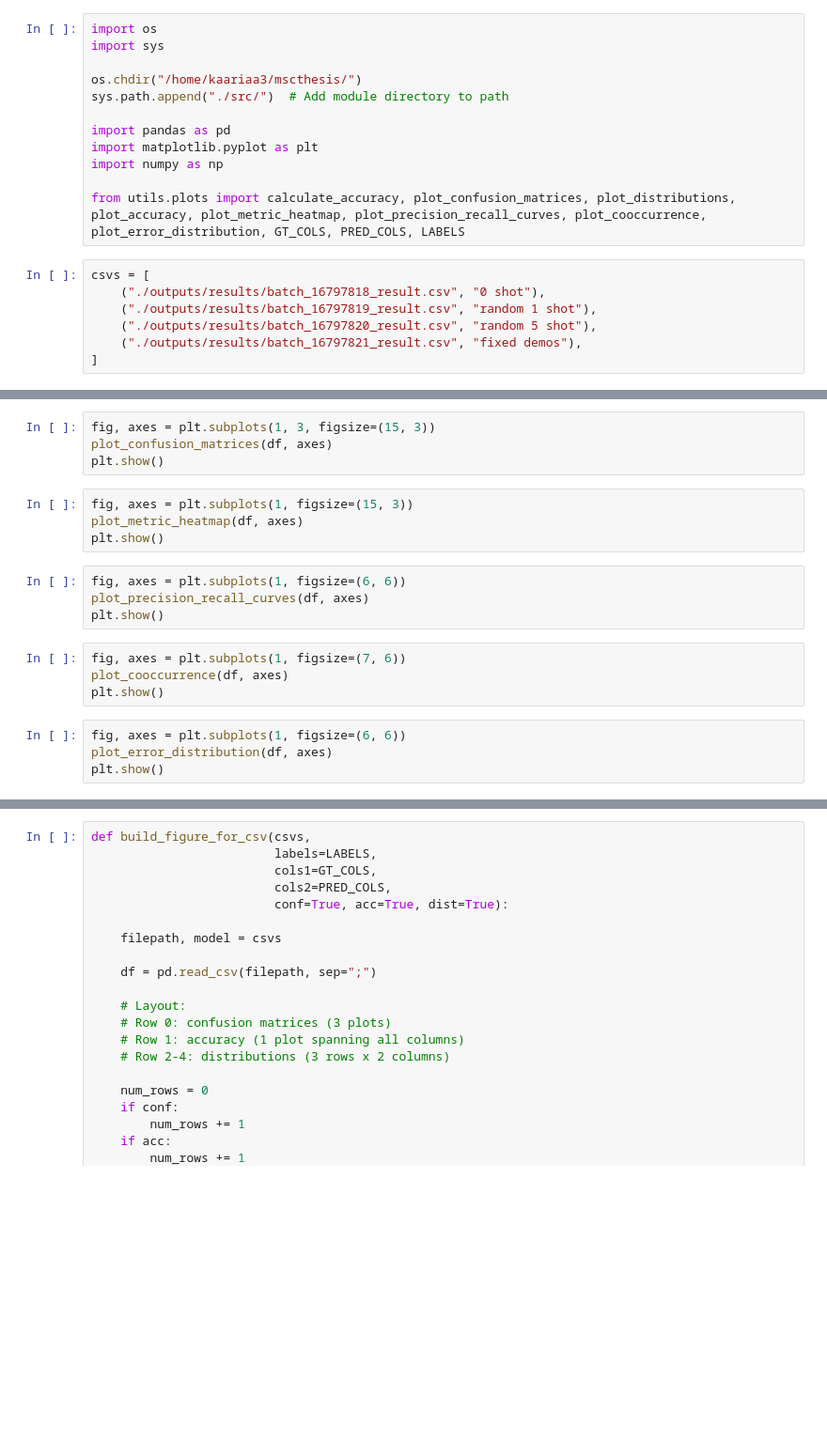
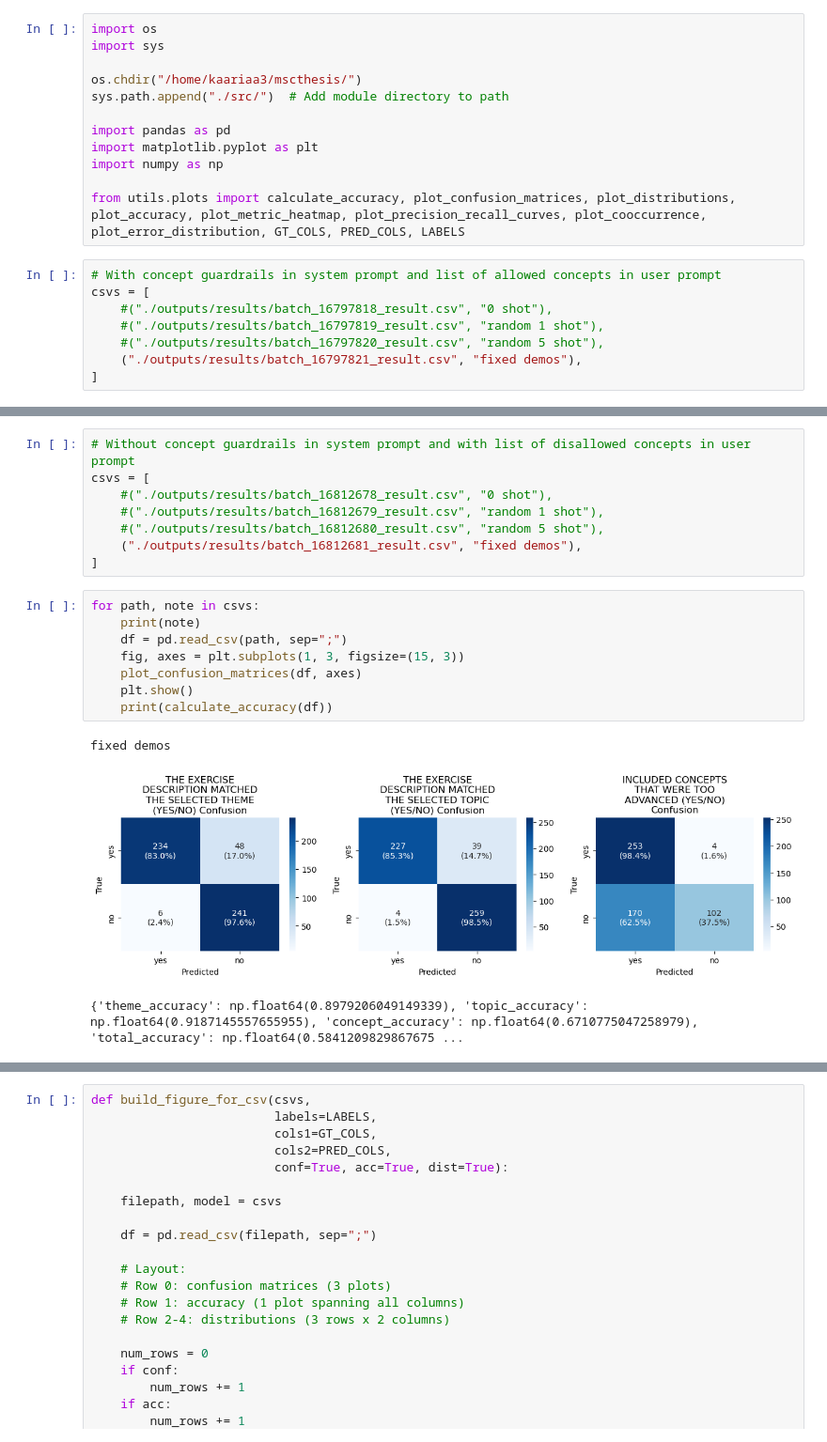
Before and after one commit to AleksiKaa/mscthesis, a Jupyter notebook: src/notebooks/results/compare_results.ipynb, the cells around one changed output, grey strips where cells are left out. Shown at 94% size. Saved outputs shown, nothing was run; the diff lists cells and outputs as text; blank space fills up the shorter version.

```diff
--- a/src/notebooks/results/compare_results.ipynb
+++ b/src/notebooks/results/compare_results.ipynb
@@ -14,10 +14,11 @@ import numpy as np
 
 from utils.plots import calculate_accuracy, plot_confusion_matrices, plot_distributions, plot_accuracy, plot_metric_heatmap, plot_precision_recall_curves, plot_cooccurrence, plot_error_distribution, GT_COLS, PRED_COLS, LABELS
 # %%
+# With concept guardrails in system prompt and list of allowed concepts in user prompt
 csvs = [
-    ("./outputs/results/batch_16797818_result.csv", "0 shot"),
-    ("./outputs/results/batch_16797819_result.csv", "random 1 shot"),
-    ("./outputs/results/batch_16797820_result.csv", "random 5 shot"),
+    #("./outputs/results/batch_16797818_result.csv", "0 shot"),
+    #("./outputs/results/batch_16797819_result.csv", "random 1 shot"),
+    #("./outputs/results/batch_16797820_result.csv", "random 5 shot"),
     ("./outputs/results/batch_16797821_result.csv", "fixed demos"),
 ]
 # %%
@@ -44,20 +36,20 @@ fixed demos
 # %%
-fig, axes = plt.subplots(1, 3, figsize=(15, 3))
-plot_confusion_matrices(df, axes)
-plt.show()
+# Without concept guardrails in system prompt and with list of disallowed concepts in user prompt
+csvs = [
+    #("./outputs/results/batch_16812678_result.csv", "0 shot"),
+    #("./outputs/results/batch_16812679_result.csv", "random 1 shot"),
+    #("./outputs/results/batch_16812680_result.csv", "random 5 shot"),
+    ("./outputs/results/batch_16812681_result.csv", "fixed demos"),
+]
 # %%
-fig, axes = plt.subplots(1, figsize=(15, 3))
-plot_metric_heatmap(df, axes)
-plt.show()
+for path, note in csvs:
+    print(note)
+    df = pd.read_csv(path, sep=";")
+    fig, axes = plt.subplots(1, 3, figsize=(15, 3))
+    plot_confusion_matrices(df, axes)
+    plt.show()
+    print(calculate_accuracy(df))
+# %% [output]
+fixed demos
+[figure, added]
+{'theme_accuracy': np.float64(0.8979206049149339), 'topic_accuracy': np.float64(0.9187145557655955), 'concept_accuracy': np.float64(0.6710775047258979), 'total_accuracy': np.float64(0.5841209829867675 ...
-# %%
-fig, axes = plt.subplots(1, figsize=(6, 6))
-plot_precision_recall_curves(df, axes)
-plt.show()
-# %%
-fig, axes = plt.subplots(1, figsize=(7, 6))
-plot_cooccurrence(df, axes)
-plt.show()
-# %%
-fig, axes = plt.subplots(1, figsize=(6, 6))
-plot_error_distribution(df, axes)
-plt.show()
```
Also changed, not shown: parts of 3 cells of this notebook, 1 other file.
